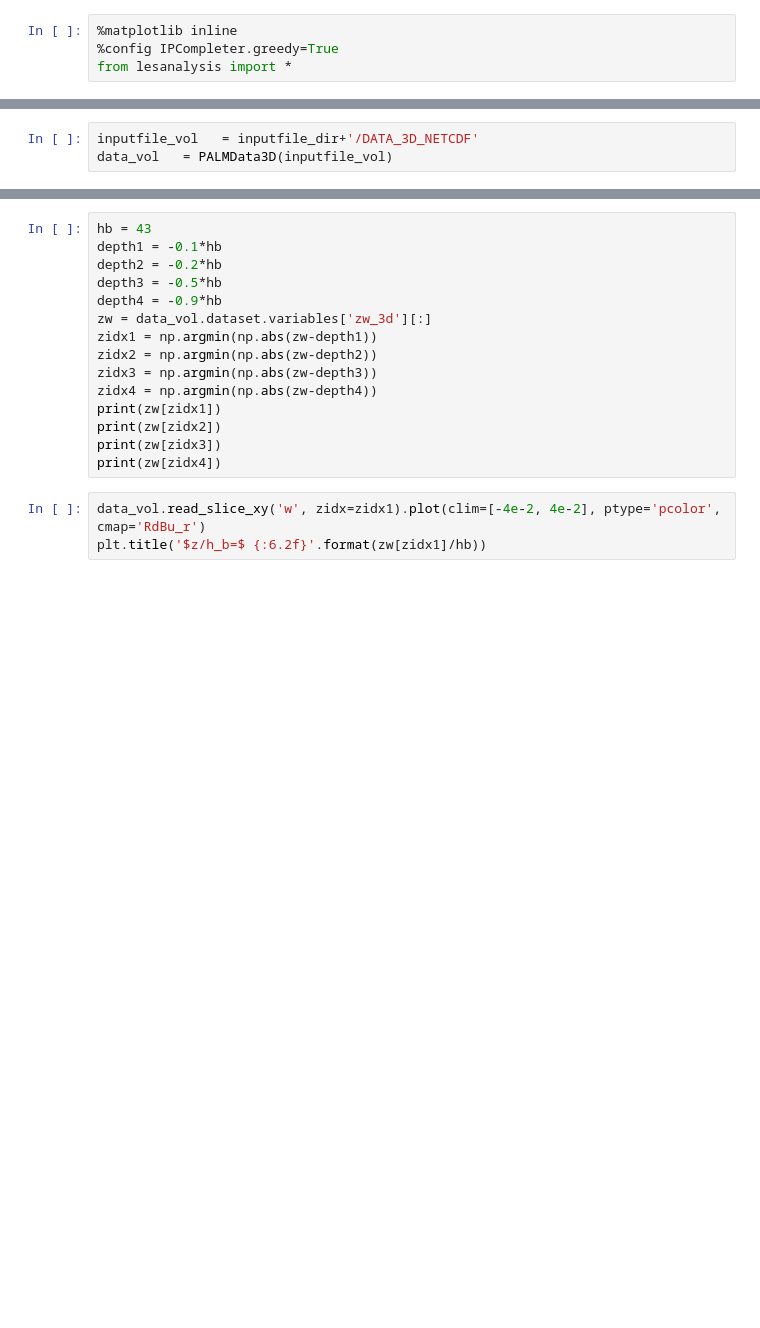
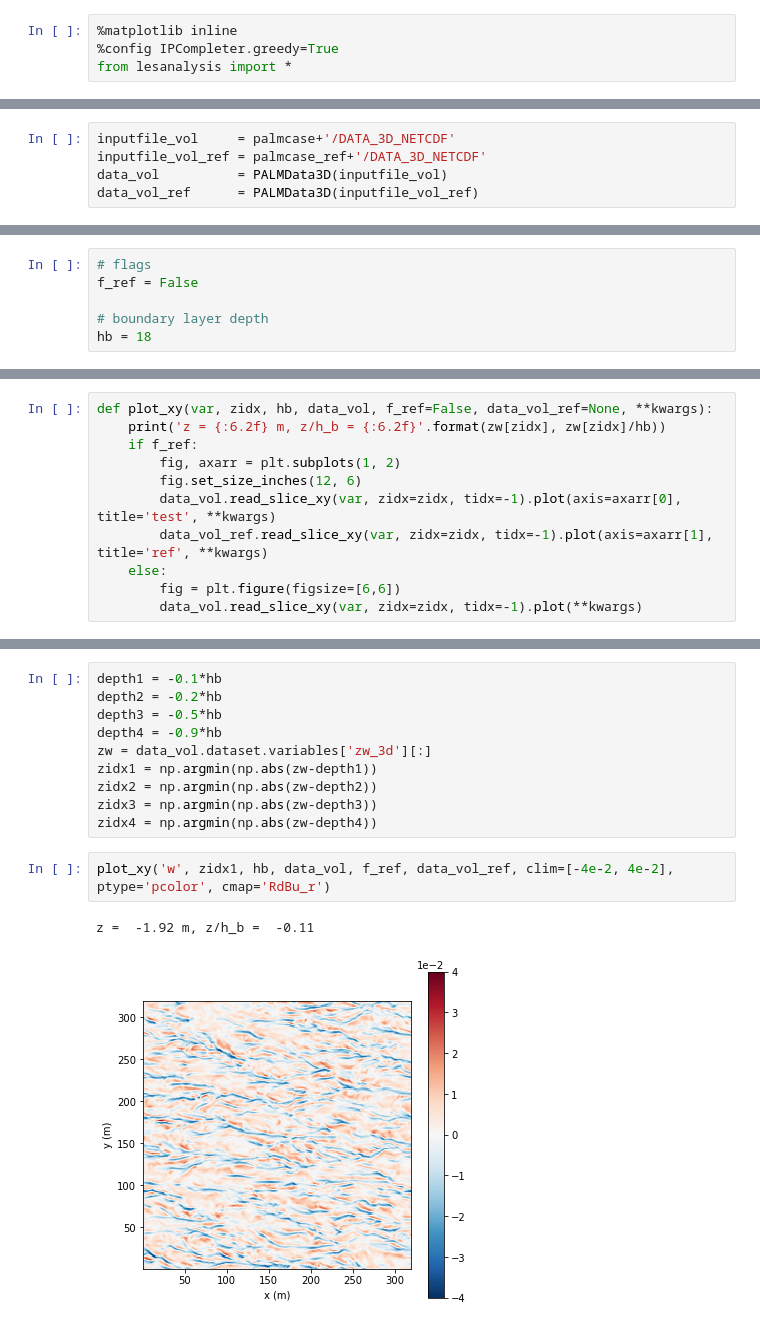
Before and after one commit to qingli411/LESAnalysis, a Jupyter notebook: plot_palm_slice.ipynb, the cells around one changed output, grey strips where cells are left out. Saved outputs shown, nothing was run; the diff lists cells and outputs as text; blank space fills up the shorter version.

Commit message:
Update plot_palm_slice

```diff
--- a/plot_palm_slice.ipynb
+++ b/plot_palm_slice.ipynb
@@ -13,3 +10,5 @@ inputfile_dir = palmdata_root+'/'+casename
 # %%
-inputfile_vol   = inputfile_dir+'/DATA_3D_NETCDF'
-data_vol   = PALMData3D(inputfile_vol)
+inputfile_vol     = palmcase+'/DATA_3D_NETCDF'
+inputfile_vol_ref = palmcase_ref+'/DATA_3D_NETCDF'
+data_vol          = PALMData3D(inputfile_vol)
+data_vol_ref      = PALMData3D(inputfile_vol_ref)
@@ -15,0 +17,6 @@ data_vol   = PALMData3D(inputfile_vol)
+# %%
+# flags
+f_ref = False
+
+# boundary layer depth
+hb = 18
@@ -15,0 +25,11 @@ data_vol   = PALMData3D(inputfile_vol)
+# %%
+def plot_xy(var, zidx, hb, data_vol, f_ref=False, data_vol_ref=None, **kwargs):
+    print('z = {:6.2f} m, z/h_b = {:6.2f}'.format(zw[zidx], zw[zidx]/hb))
+    if f_ref:
+        fig, axarr = plt.subplots(1, 2)
+        fig.set_size_inches(12, 6)
+        data_vol.read_slice_xy(var, zidx=zidx, tidx=-1).plot(axis=axarr[0], title='test', **kwargs)
+        data_vol_ref.read_slice_xy(var, zidx=zidx, tidx=-1).plot(axis=axarr[1], title='ref', **kwargs)
+    else:
+        fig = plt.figure(figsize=[6,6])
+        data_vol.read_slice_xy(var, zidx=zidx, tidx=-1).plot(**kwargs)
@@ -20,5 +50,4 @@ data_vol   = PALMData3D(inputfile_vol)
 # %%
-hb = 43
 depth1 = -0.1*hb
 depth2 = -0.2*hb
 depth3 = -0.5*hb
@@ -28,11 +57,9 @@ zidx1 = np.argmin(np.abs(zw-depth1))
 zidx2 = np.argmin(np.abs(zw-depth2))
 zidx3 = np.argmin(np.abs(zw-depth3))
 zidx4 = np.argmin(np.abs(zw-depth4))
-print(zw[zidx1])
-print(zw[zidx2])
-print(zw[zidx3])
-print(zw[zidx4])
 # %%
-data_vol.read_slice_xy('w', zidx=zidx1).plot(clim=[-4e-2, 4e-2], ptype='pcolor', cmap='RdBu_r')
-plt.title('$z/h_b=$ {:6.2f}'.format(zw[zidx1]/hb))
+plot_xy('w', zidx1, hb, data_vol, f_ref, data_vol_ref, clim=[-4e-2, 4e-2], ptype='pcolor', cmap='RdBu_r')
+# %% [output]
+z =  -1.92 m, z/h_b =  -0.11
+[figure, added]
 # %%
```
Also changed, not shown: parts of 14 cells of this notebook, 4 other files.
